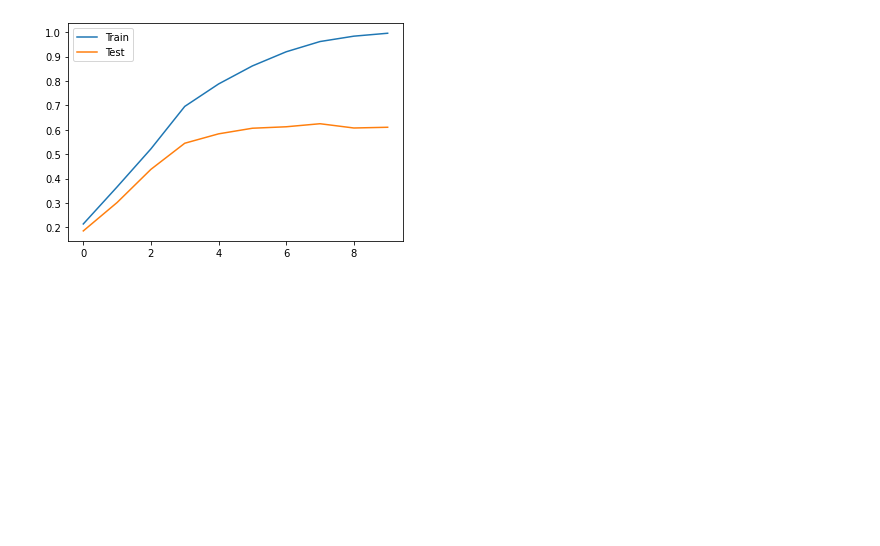
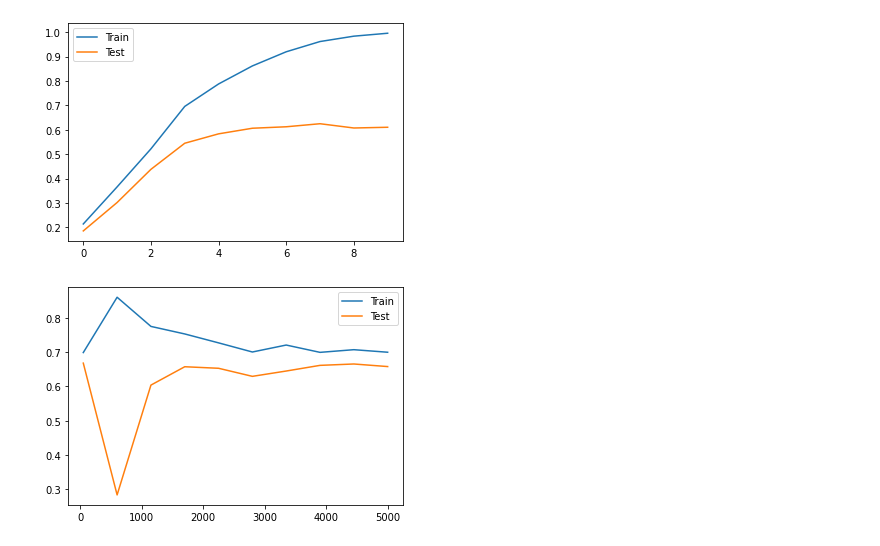
Before and after one commit to johnson0310/EE460J, a Jupyter notebook: EE460J_lab1.ipynb, the cells around one changed output. Drawn from its saved outputs; the diff is of its cells as text; code cells hidden in the pictures; blank space fills up the shorter version.

```diff
--- a/EE460J_lab1.ipynb
+++ b/EE460J_lab1.ipynb
@@ -291,3 +293,23 @@ plt.legend()
 # %% [output]
 <matplotlib.legend.Legend at 0x...>
 [figure]
+# %%
+# By changing the split, instead we see a score that starts to merge.
+# This is due to the larger set of training data being less likely to overfit
+x = np.linspace(50,5000,10)
+train_score = list()
+test_score = list()
+
+tree = DecisionTreeClassifier(max_depth=5)
+
+for i in range(10):
+  X_train, X_test, Y_train, Y_test = train_test_split(mnist.data, mnist.target, train_size = int(x[i-1]), test_size = 2000)
+  tree.fit(X_train, Y_train)
+  train_score.append(tree.score(X_train, Y_train))
+  test_score.append(tree.score(X_test, Y_test))
+
+plt.plot(x, train_score, label="Train")
+plt.plot(x, test_score, label="Test")
+plt.legend()
+# %% [output]
+[figure, added]
```
Also changed, not shown: parts of 1 cell of this notebook.
